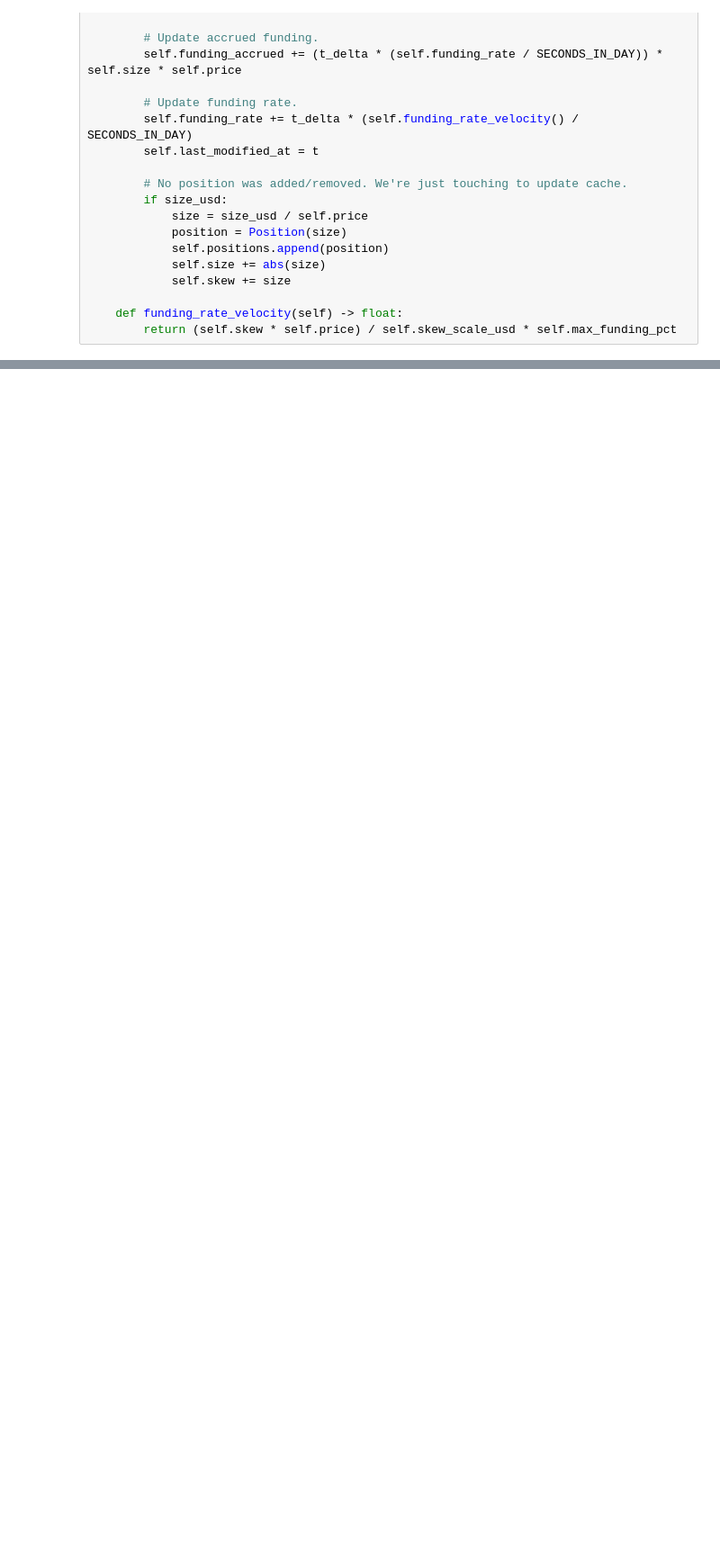
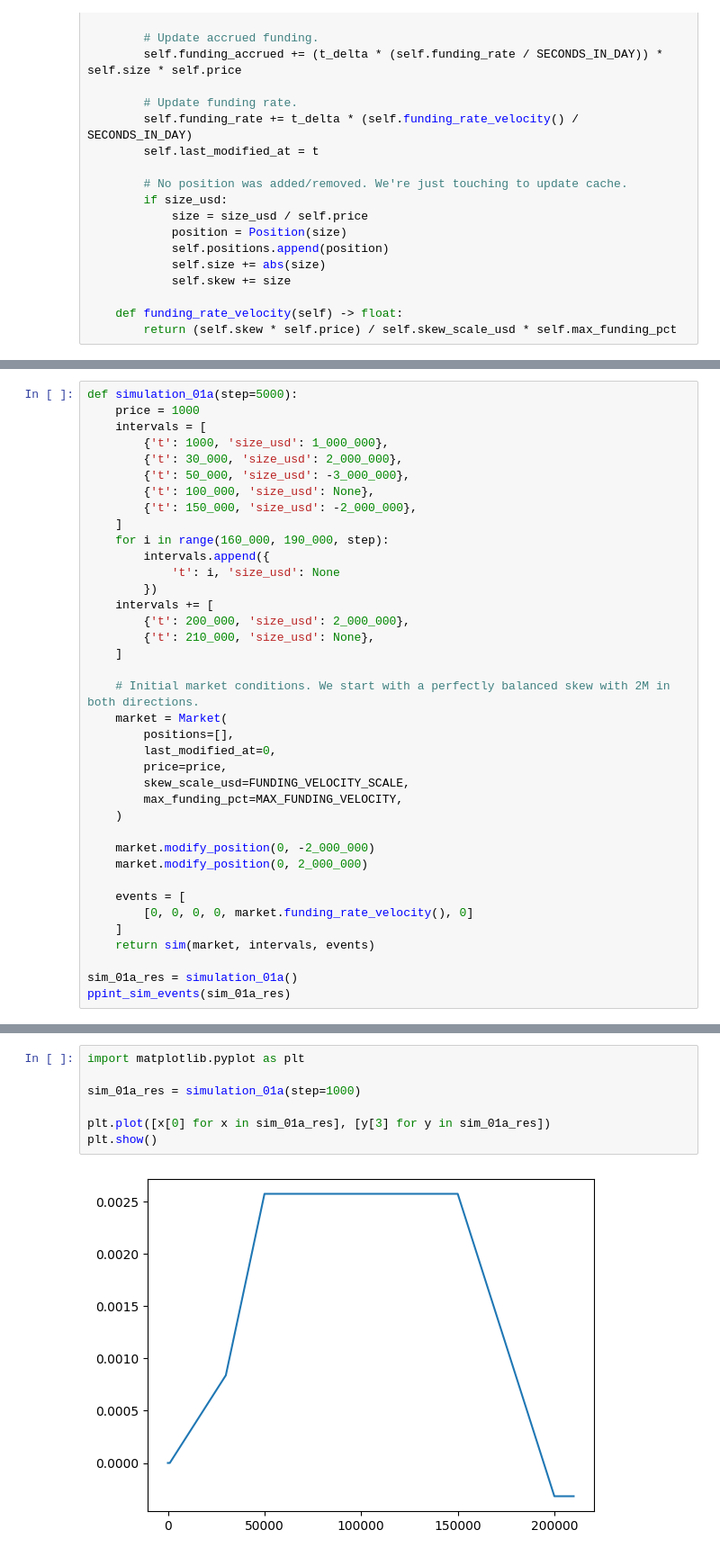
Before and after one commit to davidvuong/perpsv2-funding, a Jupyter notebook: main.ipynb, the cells around one changed output, grey strips where cells are left out. Shown: that part at 90% size. Cells and saved outputs as stored; diff of their text form; blank space fills up the shorter version.

Commit message:
feat: show decline of funding rate into the negs as skew is short

```diff
--- a/main.ipynb
+++ b/main.ipynb
@@ -202,0 +202,38 @@ ppint_sim_events(sim_01_res)
+# %%
+def simulation_01a(step=5000):
+    price = 1000
+    intervals = [
+        {'t': 1000, 'size_usd': 1_000_000},
+        {'t': 30_000, 'size_usd': 2_000_000},
+        {'t': 50_000, 'size_usd': -3_000_000},
+        {'t': 100_000, 'size_usd': None},
+        {'t': 150_000, 'size_usd': -2_000_000},
+    ]
+    for i in range(160_000, 190_000, step):
+        intervals.append({
+            't': i, 'size_usd': None
+        })
+    intervals += [
+        {'t': 200_000, 'size_usd': 2_000_000},
+        {'t': 210_000, 'size_usd': None},
+    ]
+
+    # Initial market conditions. We start with a perfectly balanced skew with 2M in both directions.
+    market = Market(
+        positions=[],
+        last_modified_at=0,
+        price=price,
+        skew_scale_usd=FUNDING_VELOCITY_SCALE,
+        max_funding_pct=MAX_FUNDING_VELOCITY,
+    )
+
+    market.modify_position(0, -2_000_000)
+    market.modify_position(0, 2_000_000)
+
+    events = [
+        [0, 0, 0, 0, market.funding_rate_velocity(), 0]
+    ]
+    return sim(market, intervals, events)
+
+sim_01a_res = simulation_01a()
+ppint_sim_events(sim_01a_res)
@@ -202,0 +260,9 @@ ppint_sim_events(sim_01_res)
+# %%
+import matplotlib.pyplot as plt
+
+sim_01a_res = simulation_01a(step=1000)
+
+plt.plot([x[0] for x in sim_01a_res], [y[3] for y in sim_01a_res])
+plt.show()
+# %% [output]
+[figure, added]
```
Also changed, not shown: parts of 6 cells of this notebook.
